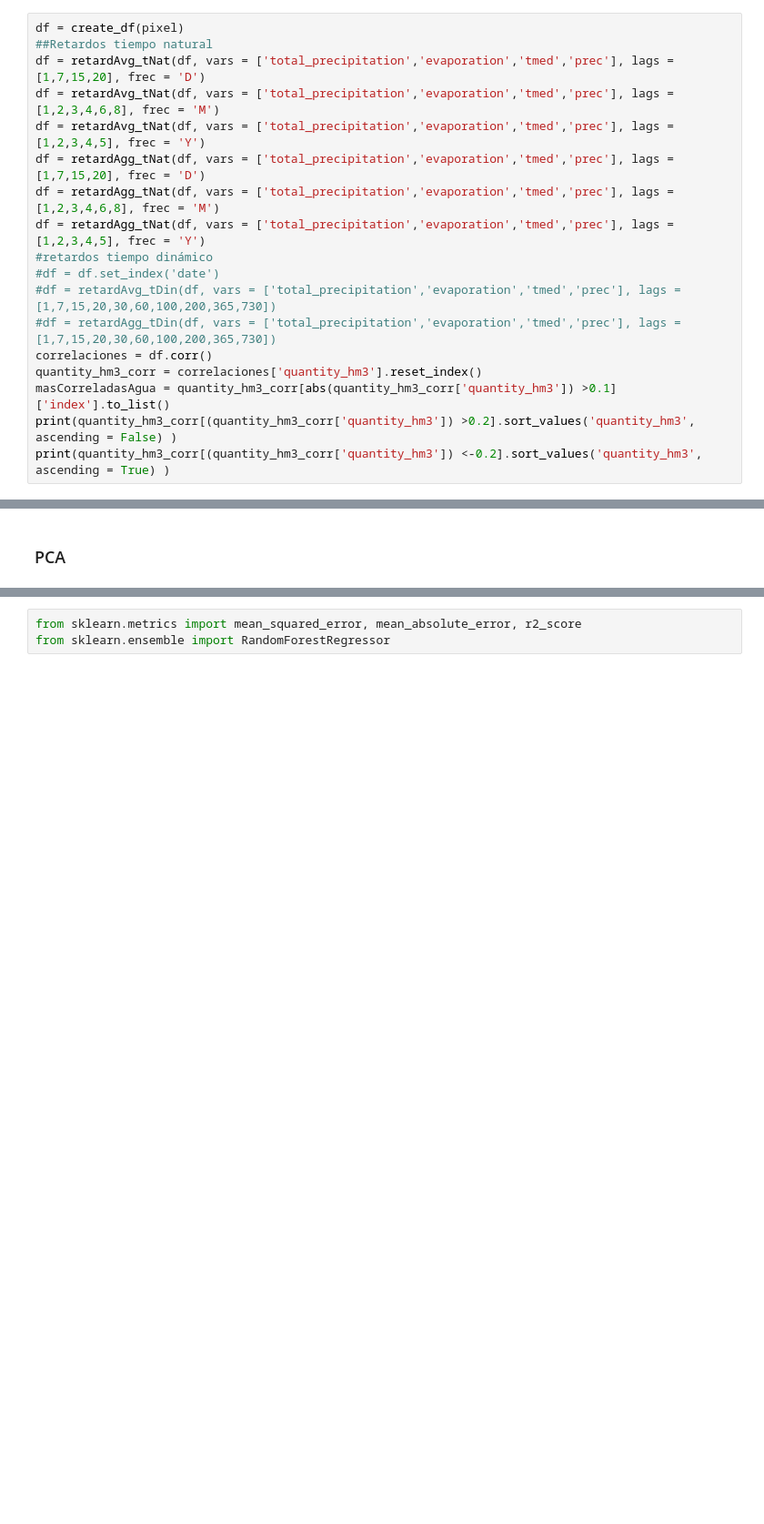
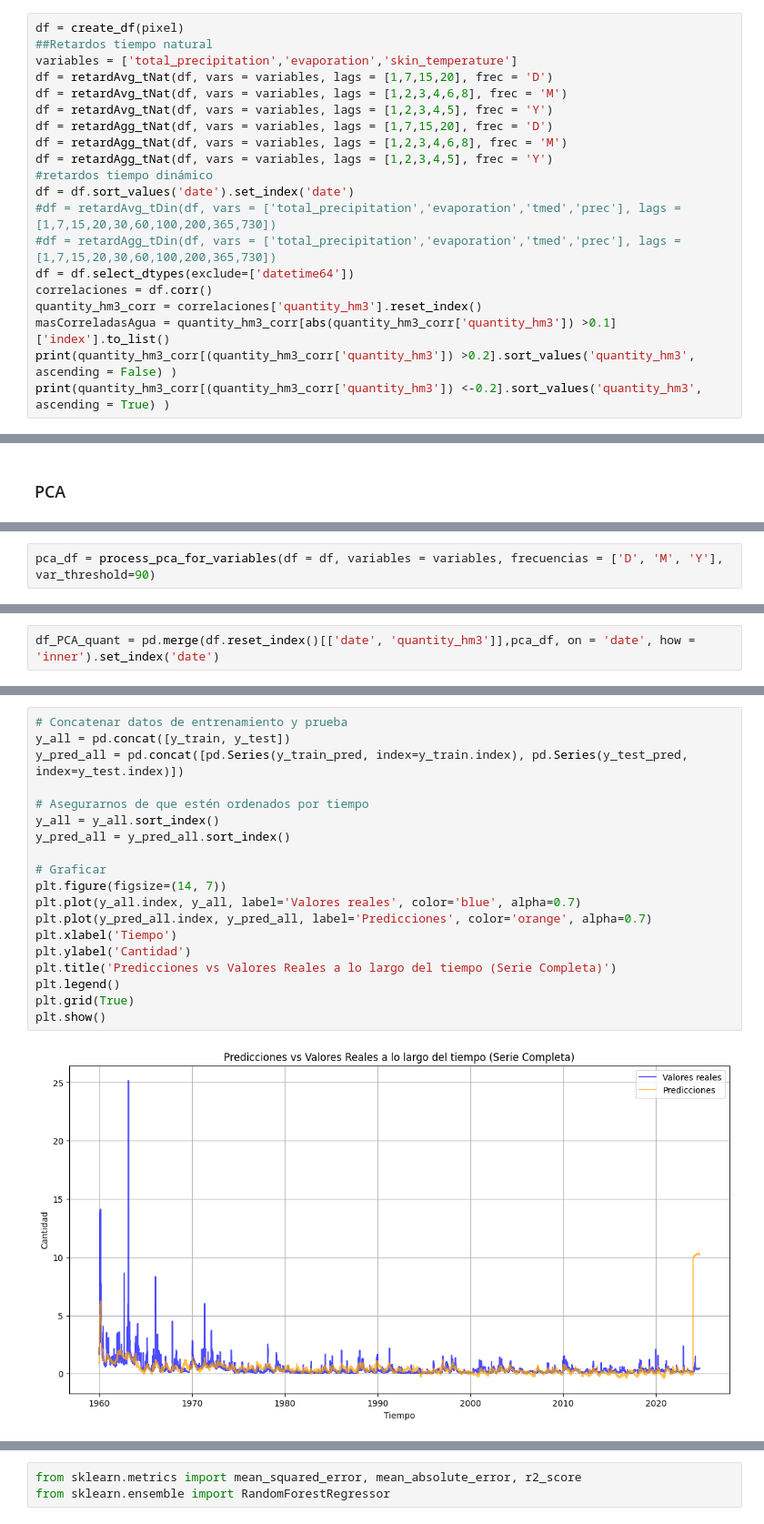
Before and after one commit to delatorre96/Water-Prediction, a Jupyter notebook: Pixel 195.ipynb, the cells around one changed output, grey strips where cells are left out. Shown at 91% size. Cells and saved outputs as stored; diff of their text form; blank space fills up the shorter version.

Commit message:
predicciones analisis

```diff
--- a/Pixel 195.ipynb
+++ b/Pixel 195.ipynb
@@ -25,16 +25,18 @@ autocorr_serie (df_rios, ['quantity_hm3'], lags_list = [200,30,10])
 # %%
 df = create_df(pixel)
 ##Retardos tiempo natural
-df = retardAvg_tNat(df, vars = ['total_precipitation','evaporation','tmed','prec'], lags = [1,7,15,20], frec = 'D')
-df = retardAvg_tNat(df, vars = ['total_precipitation','evaporation','tmed','prec'], lags = [1,2,3,4,6,8], frec = 'M')
-df = retardAvg_tNat(df, vars = ['total_precipitation','evaporation','tmed','prec'], lags = [1,2,3,4,5], frec = 'Y')
-df = retardAgg_tNat(df, vars = ['total_precipitation','evaporation','tmed','prec'], lags = [1,7,15,20], frec = 'D')
-df = retardAgg_tNat(df, vars = ['total_precipitation','evaporation','tmed','prec'], lags = [1,2,3,4,6,8], frec = 'M')
-df = retardAgg_tNat(df, vars = ['total_precipitation','evaporation','tmed','prec'], lags = [1,2,3,4,5], frec = 'Y')
+variables = ['total_precipitation','evaporation','skin_temperature']
+df = retardAvg_tNat(df, vars = variables, lags = [1,7,15,20], frec = 'D')
+df = retardAvg_tNat(df, vars = variables, lags = [1,2,3,4,6,8], frec = 'M')
+df = retardAvg_tNat(df, vars = variables, lags = [1,2,3,4,5], frec = 'Y')
+df = retardAgg_tNat(df, vars = variables, lags = [1,7,15,20], frec = 'D')
+df = retardAgg_tNat(df, vars = variables, lags = [1,2,3,4,6,8], frec = 'M')
+df = retardAgg_tNat(df, vars = variables, lags = [1,2,3,4,5], frec = 'Y')
 #retardos tiempo dinámico
-#df = df.set_index('date')
+df = df.sort_values('date').set_index('date')
 #df = retardAvg_tDin(df, vars = ['total_precipitation','evaporation','tmed','prec'], lags = [1,7,15,20,30,60,100,200,365,730])
 #df = retardAgg_tDin(df, vars = ['total_precipitation','evaporation','tmed','prec'], lags = [1,7,15,20,30,60,100,200,365,730])
+df = df.select_dtypes(exclude=['datetime64'])
 correlaciones = df.corr()
 quantity_hm3_corr = correlaciones['quantity_hm3'].reset_index()
 masCorreladasAgua = quantity_hm3_corr[abs(quantity_hm3_corr['quantity_hm3']) >0.1]['index'].to_list()
@@ -209,0 +65,2 @@ R^2 en test: 0.4288
+# %%
+pca_df = process_pca_for_variables(df = df, variables = variables, frecuencias = ['D', 'M', 'Y'], var_threshold=90)
@@ -209,0 +86,2 @@ R^2 en test: 0.4288
+# %%
+df_PCA_quant = pd.merge(df.reset_index()[['date', 'quantity_hm3']],pca_df, on = 'date', how = 'inner').set_index('date')
@@ -209,0 +132,21 @@ R^2 en test: 0.4288
+# %%
+# Concatenar datos de entrenamiento y prueba
+y_all = pd.concat([y_train, y_test])
+y_pred_all = pd.concat([pd.Series(y_train_pred, index=y_train.index), pd.Series(y_test_pred, index=y_test.index)])
+
+# Asegurarnos de que estén ordenados por tiempo
+y_all = y_all.sort_index()
+y_pred_all = y_pred_all.sort_index()
+
+# Graficar
+plt.figure(figsize=(14, 7))
+plt.plot(y_all.index, y_all, label='Valores reales', color='blue', alpha=0.7)
+plt.plot(y_pred_all.index, y_pred_all, label='Predicciones', color='orange', alpha=0.7)
+plt.xlabel('Tiempo')
+plt.ylabel('Cantidad')
+plt.title('Predicciones vs Valores Reales a lo largo del tiempo (Serie Completa)')
+plt.legend()
+plt.grid(True)
+plt.show()
+# %% [output]
+[figure, added]
```
Also changed, not shown: parts of 25 cells of this notebook, 2 other files.
